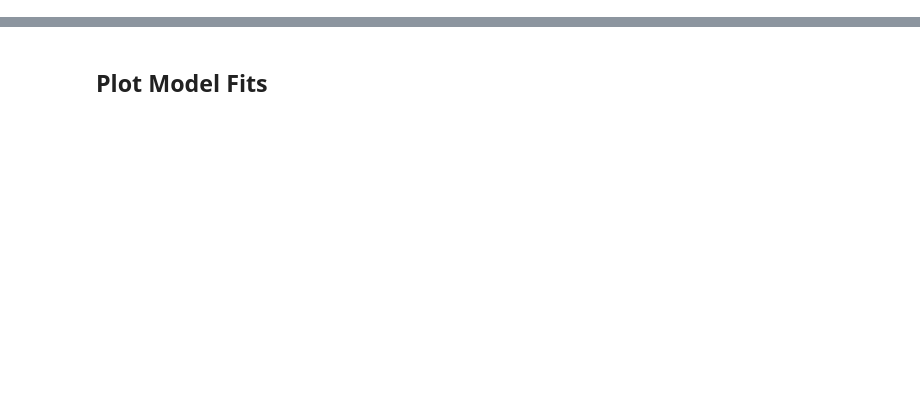
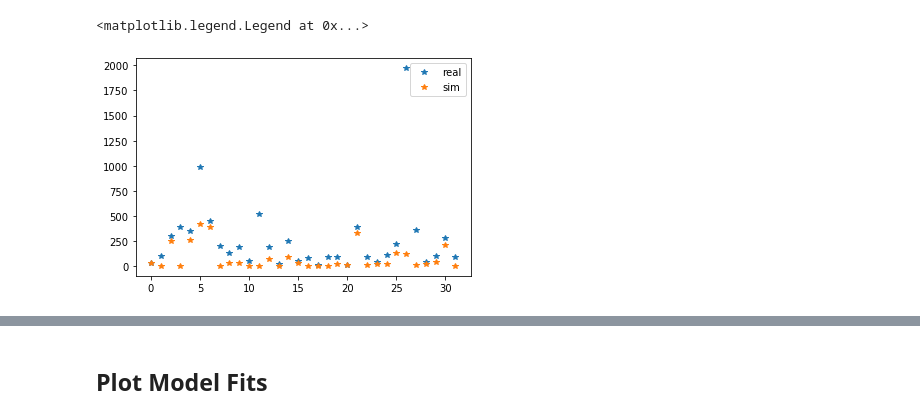
Before and after one commit to umeshksingla/MouseMazeHierRL, a Jupyter notebook: TD_Models.ipynb, the cells around one changed output, grey strips where cells are left out. Drawn from its saved outputs; the diff is of its cells as text; code cells hidden in the pictures; blank space fills up the shorter version.

```diff
--- a/TD_Models.ipynb
+++ b/TD_Models.ipynb
@@ -248,0 +481,27 @@ def plot_trajectory(episode):
+# %%
+# Simulating data for parameter recovery
+best_sub_fits = {}
+for mouseID in np.arange(10):
+    best_sub_fits[mouseID] = [0.05,2,0.7]
+
+state_hist_AllMice, valid_bouts = TD0(best_sub_fits,'Rew')
+# %%
+# Plotting to compare simulated and actual trajectory lengths
+sim_lengths = []
+real_lengths = []
+TrajS = pickle.load(open('stan/pre_reward_traj/rewMICE.p','rb')).astype(int)
+for mouseID in np.arange(10):
+    valid_boutID = np.where(TrajS[mouseID,:,2]!=-1)[0]
+    for boutID, bout in enumerate(valid_boutID):
+        end = np.where(TrajS[mouseID,bout]==-1)[0][0]
+        valid_traj = TrajS[mouseID,bout,0:end]
+        real_lengths.extend([len(valid_traj)])
+        sim_lengths.extend([len(state_hist_AllMice[mouseID][boutID])])
+
+plt.figure()
+plt.plot(np.arange(len(real_lengths)), real_lengths, '*', label='real')
+plt.plot(np.arange(len(real_lengths)), sim_lengths, '*', label='sim')
+plt.legend()
+# %% [output]
+<matplotlib.legend.Legend at 0x...>
+[figure, added]
```
Also changed, not shown: parts of 17 cells of this notebook.
